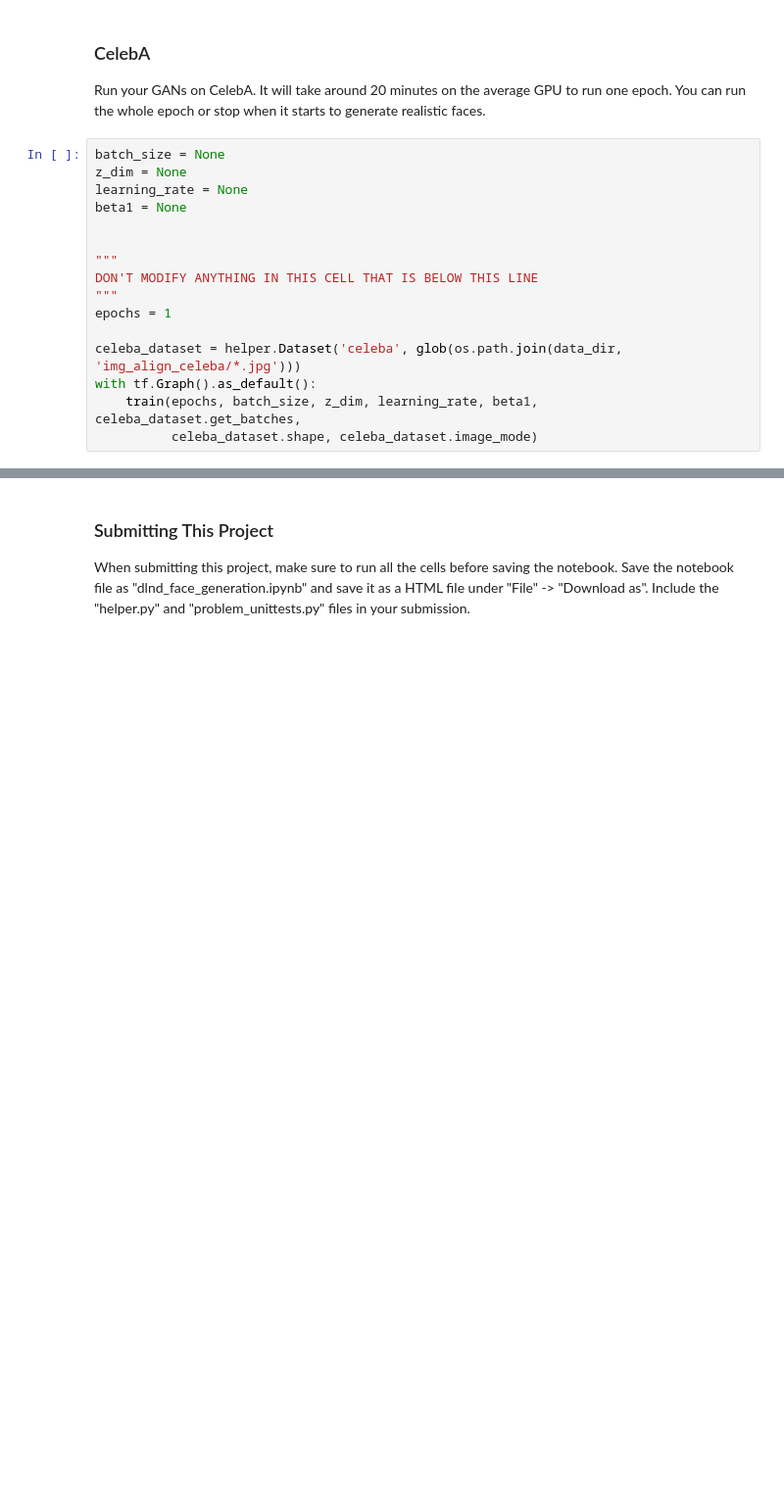
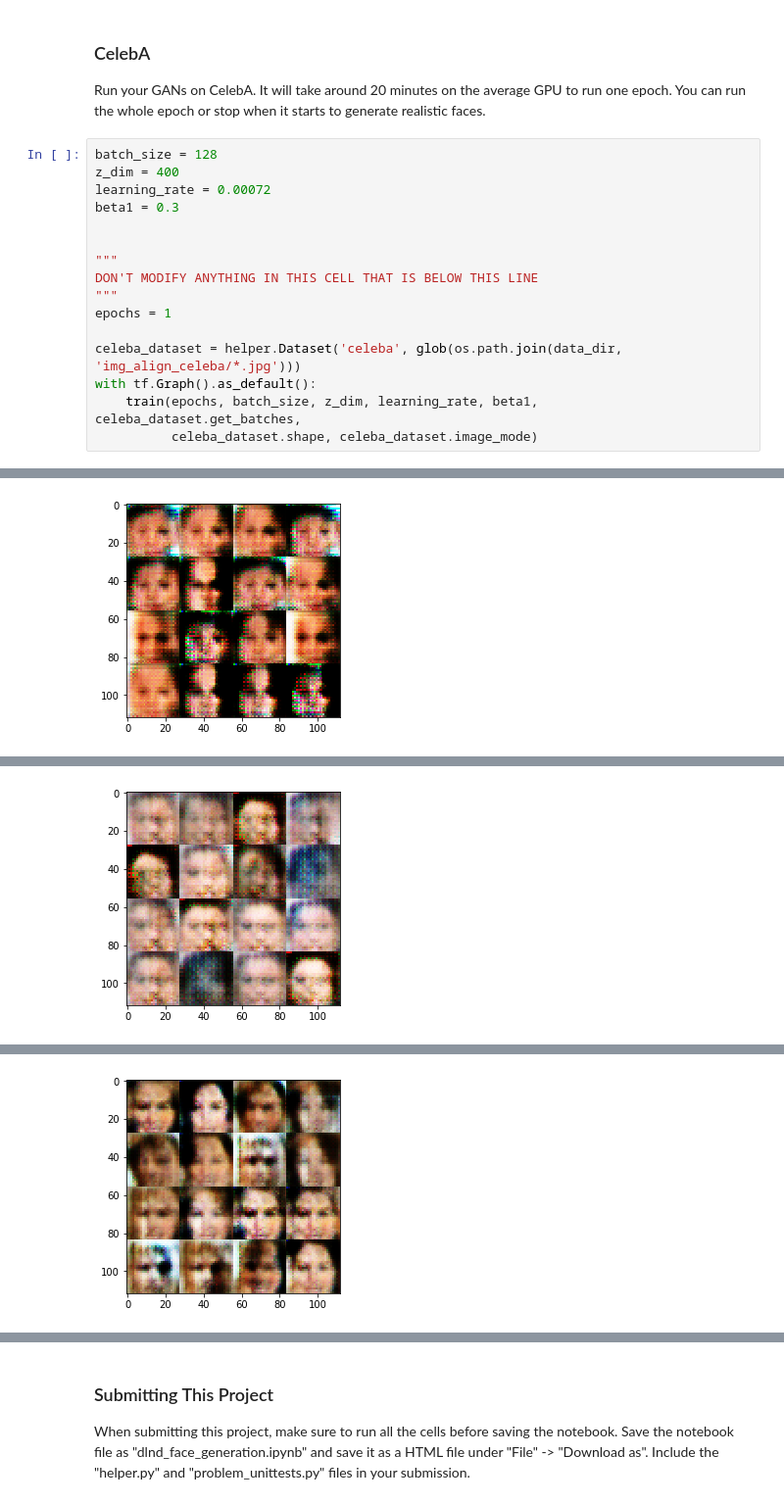
Before and after one commit to neeraj-pai/DLN-Proj5, a Jupyter notebook: dlnd_face_generation.ipynb, the cells around one changed output, grey strips where cells are left out. Shown: that part at 98% size. Saved outputs shown, nothing was run; the diff lists cells and outputs as text; blank space fills up the shorter version.

```diff
--- a/dlnd_face_generation.ipynb
+++ b/dlnd_face_generation.ipynb
@@ -433,10 +526,10 @@ Epoch 0/2... Discriminator Loss: 0.9927... Generator Loss: 3.1586
 ### CelebA
 Run your GANs on CelebA.  It will take around 20 minutes on the average GPU to run one epoch.  You can run the whole epoch or stop when it starts to generate realistic faces.
 # %%
-batch_size = None
-z_dim = None
-learning_rate = None
-beta1 = None
+batch_size = 128
+z_dim = 400
+learning_rate = 0.00072
+beta1 = 0.3
 
 
 """
@@ -448,3 +541,4 @@ celeba_dataset = helper.Dataset('celeba', glob(os.path.join(data_dir, 'img_align
 with tf.Graph().as_default():
     train(epochs, batch_size, z_dim, learning_rate, beta1, celeba_dataset.get_batches,
           celeba_dataset.shape, celeba_dataset.image_mode)
+# %% [output]
@@ -450,0 +565 @@ with tf.Graph().as_default():
+[figure, added]
@@ -450,0 +586 @@ with tf.Graph().as_default():
+[figure, added]
@@ -450,0 +607 @@ with tf.Graph().as_default():
+[figure, added]
```
Also changed, not shown: parts of 10 cells of this notebook, 1 other file.
